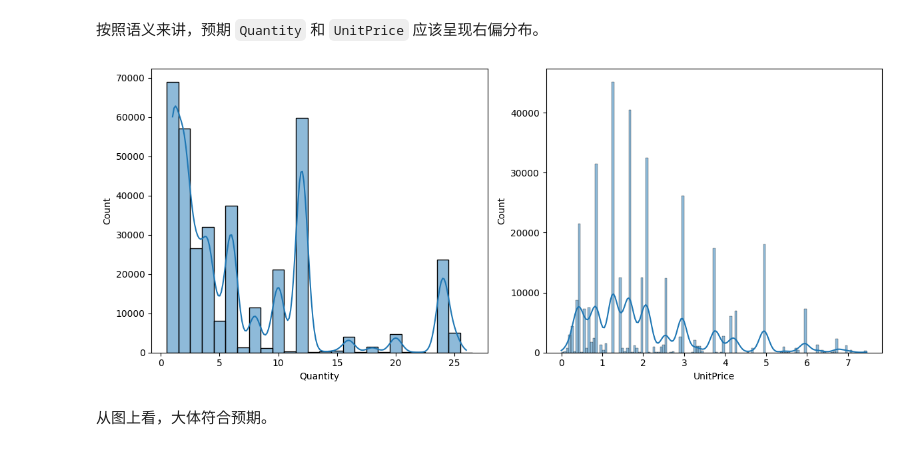
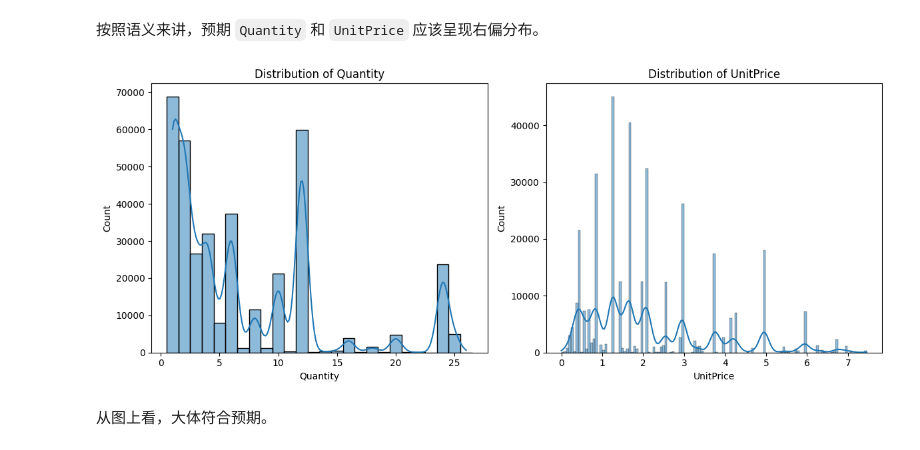
Before and after one commit to ReAllTh/blog, a Jupyter notebook: posts/data_analysis/customer_segmentation/index.ipynb, the cells around one changed output. Drawn from its saved outputs; the diff is of its cells as text; code cells hidden in the pictures.

```diff
--- a/posts/data_analysis/customer_segmentation/index.ipynb
+++ b/posts/data_analysis/customer_segmentation/index.ipynb
@@ -351,26 +355,29 @@ Name: count, dtype: int64
 # %%
 fig, axis = plot.subplots(nrows=1, ncols=2, figsize=(12, 5))
 
 mask_product_sale = (data_origin['Quantity'] > 0) & data_origin['StockCode'].str.len().between(5,6)
 data_product_sale = data_origin[mask_product_sale]
 
 q1_of_quantity = data_product_sale['Quantity'].quantile(0.25)
 q3_of_quantity = data_product_sale['Quantity'].quantile(0.75)
 iqr_of_quantity = q3_of_quantity - q1_of_quantity
 mask_no_outlier_quantity = data_product_sale['Quantity'] < q3_of_quantity + 1.5 * iqr_of_quantity
 
 q1_of_unit_price = data_product_sale['UnitPrice'].quantile(0.25)
 q3_of_unit_price = data_product_sale['UnitPrice'].quantile(0.75)
 iqr_of_unit_price = q3_of_unit_price - q1_of_unit_price
 mask_no_outlier_unit_price = data_product_sale['UnitPrice'] < q3_of_unit_price + 1.5 * iqr_of_unit_price
 
-sb.histplot(data_product_sale[mask_no_outlier_quantity]['Quantity'], ax=axis[0], bins='fd', kde=True, discrete=True)
-sb.histplot(data_product_sale[mask_no_outlier_unit_price]['UnitPrice'], ax=axis[1], bins='fd', kde=True)
+hist_quantity = sb.histplot(data_product_sale[mask_no_outlier_quantity]['Quantity'], ax=axis[0], bins='fd', kde=True, discrete=True)
+hist_unit_price = sb.histplot(data_product_sale[mask_no_outlier_unit_price]['UnitPrice'], ax=axis[1], bins='fd', kde=True)
+
+hist_quantity.set_title('Distribution of Quantity')
+hist_unit_price.set_title('Distribution of UnitPrice')
 
 plot.tight_layout()
 plot.show()
 # %% [output]
-[figure, old version]
+[figure, new version]
 # %% [markdown]
 从图上看，大体符合预期。
 # %%
```
Also changed, not shown: parts of 16 cells of this notebook.
